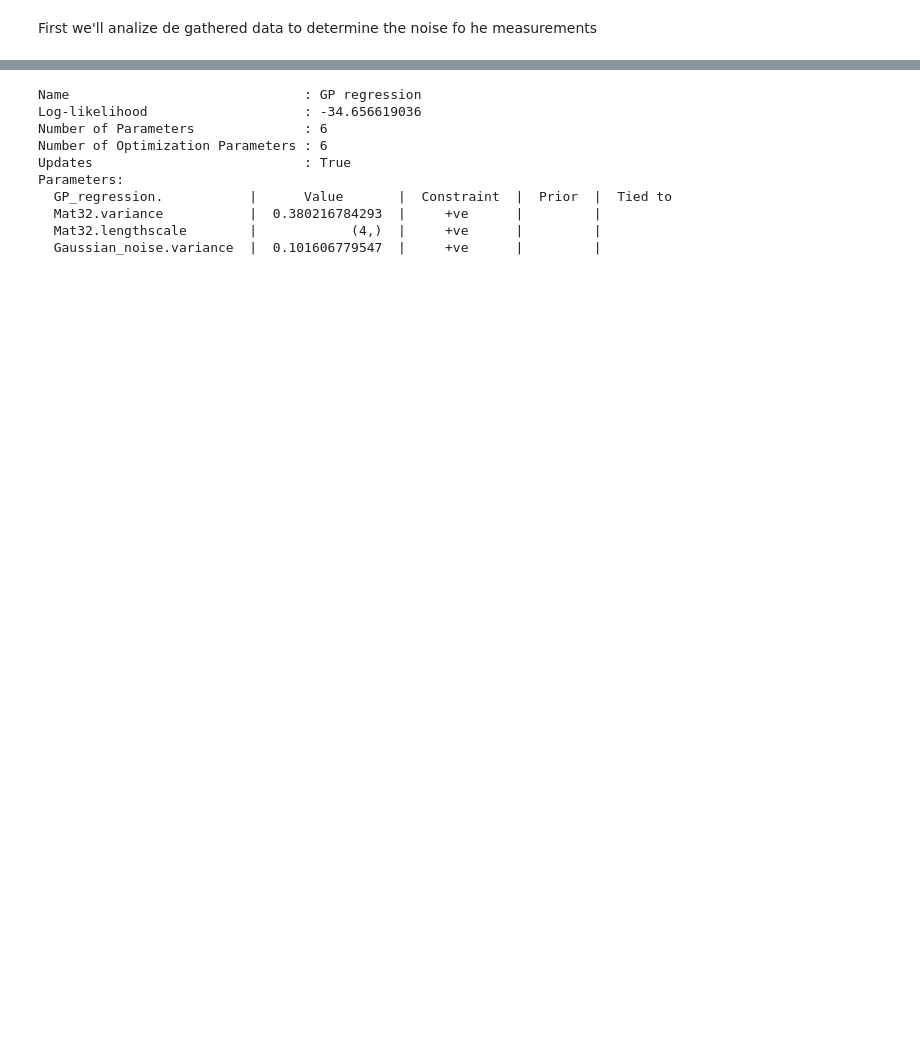
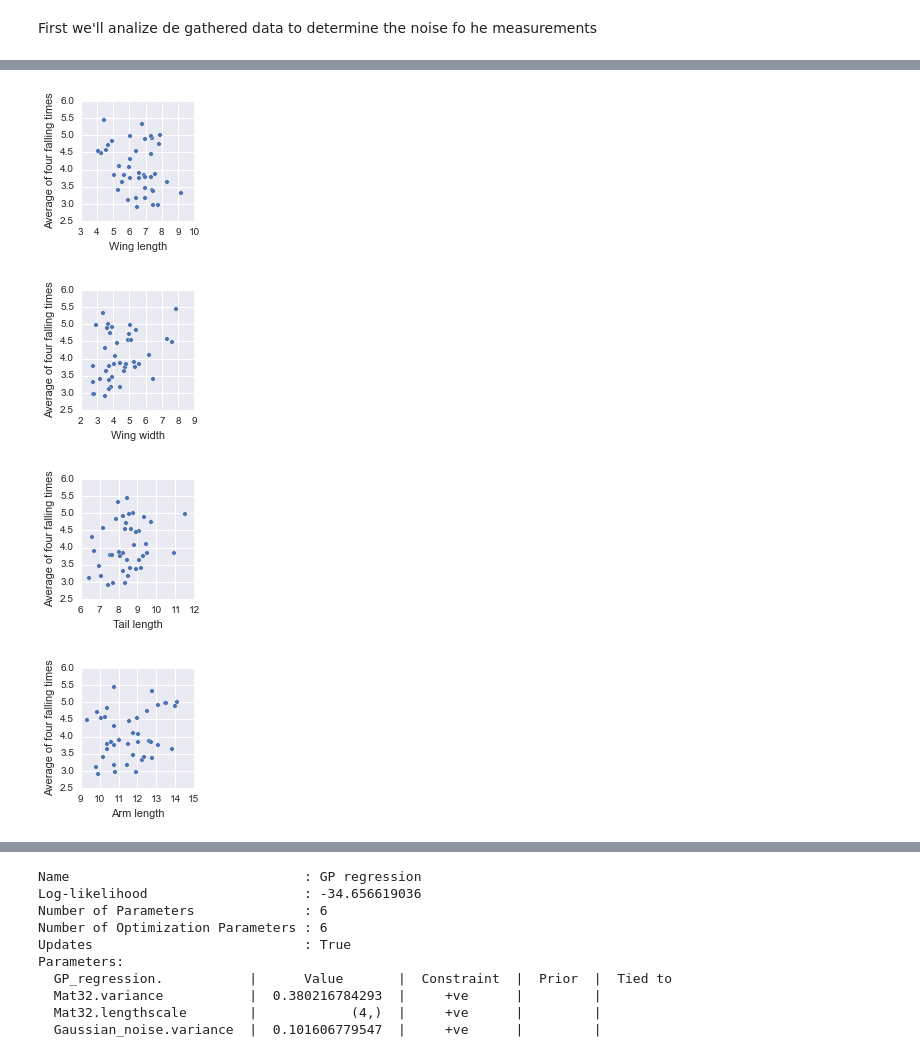
Before and after one commit to ggutierrez/SMFO, a Jupyter notebook: Lab3/GPR.ipynb, the cells around one changed output, grey strips where cells are left out. Cells and saved outputs as stored; diff of their text form; code cells hidden in the pictures; blank space fills up the shorter version.

```diff
--- a/Lab3/GPR.ipynb
+++ b/Lab3/GPR.ipynb
@@ -36 +56,30 @@ data = np.hstack((data[0:40,:], np.mean(superexp, axis=1)[:,None]))
+# %%
+names = ["Wing-length", "Wing-width", "Tail-length", "Arm-length", "T1"]
+df = pd.DataFrame(data=data, columns=names)
+#sns.pairplot(dataplot)
+
+sns.pairplot(df, x_vars=['Wing-length'], y_vars=['T1'])
+plt.xlabel('Wing length')
+plt.ylabel('Average of four falling times')
+#plt.savefig('wl_vs_t.pgf')
+
+sns.pairplot(df, x_vars=['Wing-width'], y_vars=['T1'])
+plt.xlabel('Wing width')
+plt.ylabel('Average of four falling times')
+#plt.savefig('ww_vs_t.pgf')
+
+sns.pairplot(df, x_vars=['Tail-length'], y_vars=['T1'])
+plt.xlabel('Tail length')
+plt.ylabel('Average of four falling times')
+#plt.savefig('tl_vs_t.pgf')
+
+sns.pairplot(df, x_vars=['Arm-length'], y_vars=['T1'])
+plt.xlabel('Arm length')
+plt.ylabel('Average of four falling times')
+#plt.savefig('al_vs_t.pgf')
+# %% [output]
+[figure, added]
+[figure, added]
+[figure, added]
+[figure, added]
 # %%
```
Also changed, not shown: parts of 11 cells of this notebook, 10 other files.
